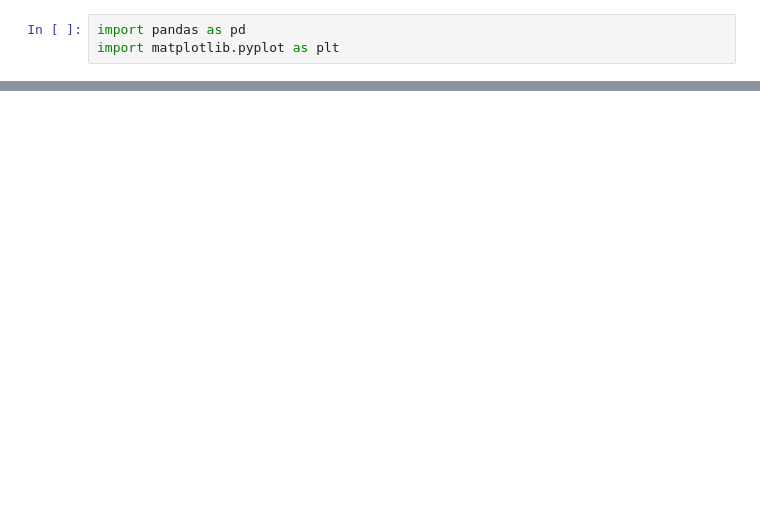
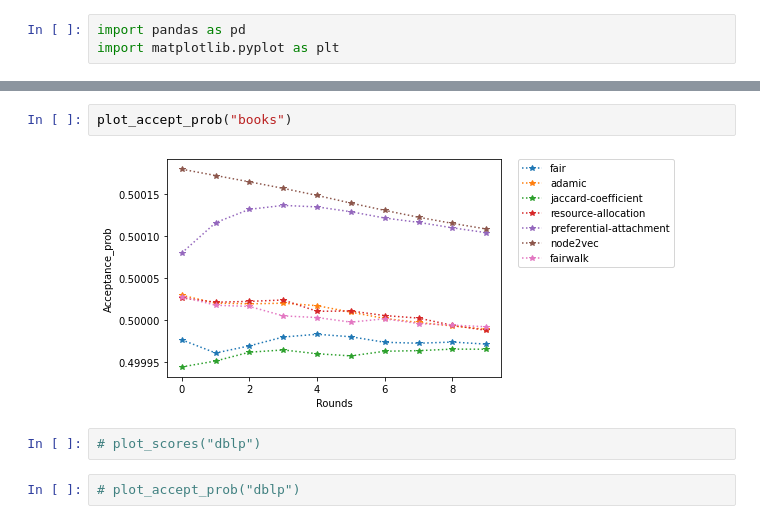
Before and after one commit to SotirisTsioutsiouliklis/FairRec, a Jupyter notebook: Code/ExperimentScripts/Plots.ipynb, the cells around one changed output, grey strips where cells are left out. Cells and saved outputs as stored; diff of their text form; blank space fills up the shorter version.

```diff
--- a/Code/ExperimentScripts/Plots.ipynb
+++ b/Code/ExperimentScripts/Plots.ipynb
@@ -43,0 +77,8 @@ fig.tight_layout()
+# %%
+plot_accept_prob("books")
+# %% [output]
+[figure, added]
+# %%
+# plot_scores("dblp")
+# %%
+# plot_accept_prob("dblp")
```
Also changed, not shown: parts of 8 cells of this notebook.
